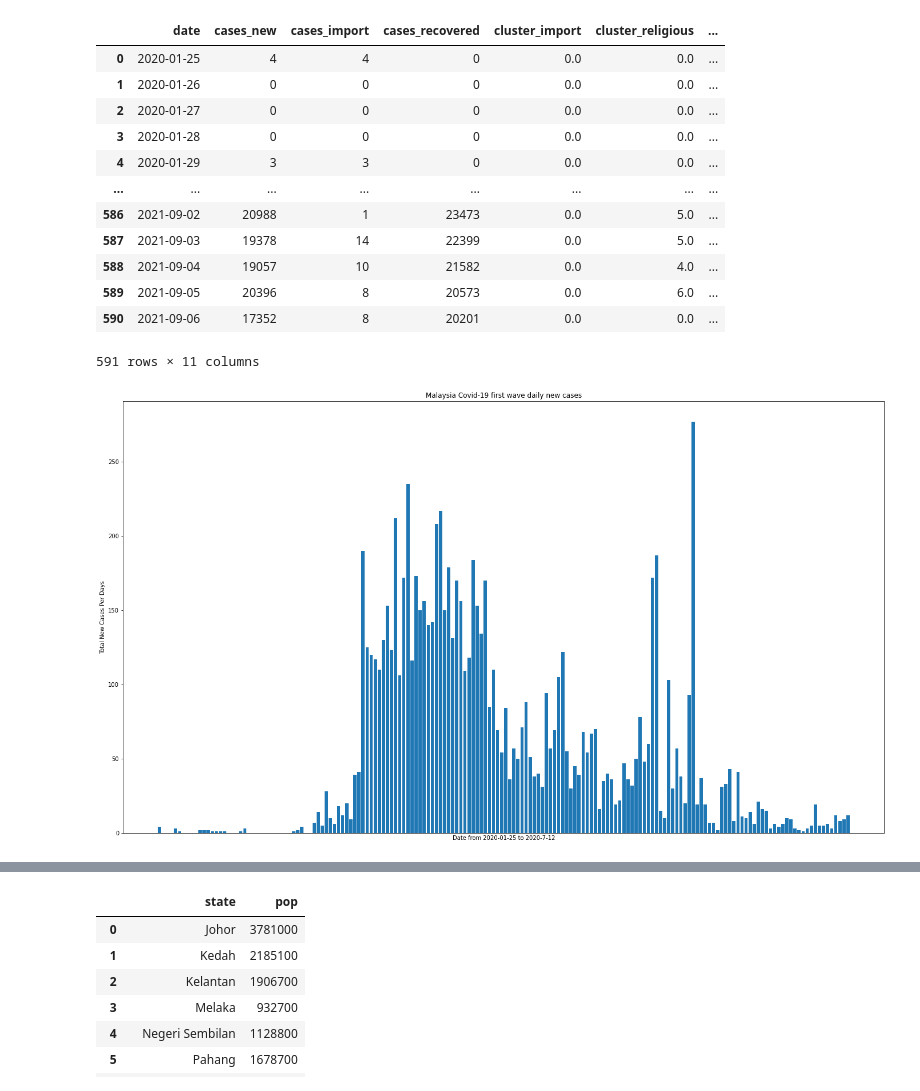
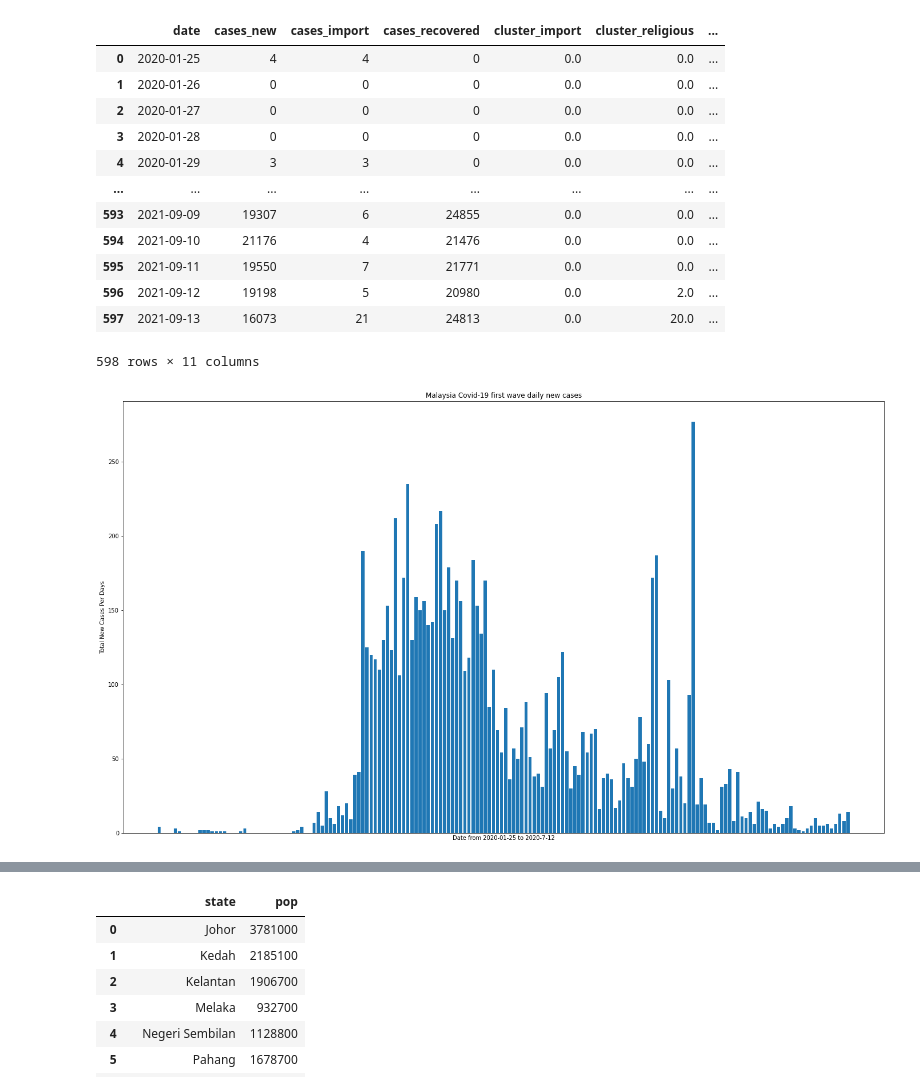
Before and after one commit to sidharrth2002/covid-streamlit, a Jupyter notebook: Q1.ipynb, the cells around one changed output, grey strips where cells are left out. Cells and saved outputs as stored; diff of their text form; code cells hidden in the pictures.

```diff
--- a/Q1.ipynb
+++ b/Q1.ipynb
@@ -100,23 +100,23 @@ array(['Johor', 'Kedah', 'Kelantan', 'Melaka', 'Negeri Sembilan',
        'Selangor', 'Terengganu', 'W.P. Kuala Lumpur', 'W.P. Labuan',
        'W.P. Putrajaya'], dtype=object)
 # %%
-cases_malaysia = pd.read_csv('cases_malaysia.csv')
+cases_malaysia = pd.read_csv('./data/cases_malaysia.csv')
 cases_malaysia.fillna((0), inplace=True)
 cases_malaysia
 # %% [output]
 |  | date | cases_new | cases_import | cases_recovered | cluster_import | cluster_religious | ... |
 | 0 | 2020-01-25 | 4 | 4 | 0 | 0.0 | 0.0 | ... |
 | 1 | 2020-01-26 | 0 | 0 | 0 | 0.0 | 0.0 | ... |
 | 2 | 2020-01-27 | 0 | 0 | 0 | 0.0 | 0.0 | ... |
 | 3 | 2020-01-28 | 0 | 0 | 0 | 0.0 | 0.0 | ... |
 | 4 | 2020-01-29 | 3 | 3 | 0 | 0.0 | 0.0 | ... |
 | ... | ... | ... | ... | ... | ... | ... | ... |
-| 586 | 2021-09-02 | 20988 | 1 | 23473 | 0.0 | 5.0 | ... |
-| 587 | 2021-09-03 | 19378 | 14 | 22399 | 0.0 | 5.0 | ... |
-| 588 | 2021-09-04 | 19057 | 10 | 21582 | 0.0 | 4.0 | ... |
-| 589 | 2021-09-05 | 20396 | 8 | 20573 | 0.0 | 6.0 | ... |
-| 590 | 2021-09-06 | 17352 | 8 | 20201 | 0.0 | 0.0 | ... |
+| 593 | 2021-09-09 | 19307 | 6 | 24855 | 0.0 | 0.0 | ... |
+| 594 | 2021-09-10 | 21176 | 4 | 21476 | 0.0 | 0.0 | ... |
+| 595 | 2021-09-11 | 19550 | 7 | 21771 | 0.0 | 0.0 | ... |
+| 596 | 2021-09-12 | 19198 | 5 | 20980 | 0.0 | 2.0 | ... |
+| 597 | 2021-09-13 | 16073 | 21 | 24813 | 0.0 | 20.0 | ... |
-591 rows × 11 columns
+598 rows × 11 columns
 # %%
 #from 2020-01-25 to 2020-7-12 wave 1
 wave1 = cases_malaysia.iloc[:170]
@@ -131,7 +131,7 @@ ax.axes.xaxis.set_ticks([])
 ax.set_title('Malaysia Covid-19 first wave daily new cases')
 plt.show()
 # %% [output]
-[figure, old version]
+[figure, new version]
 # %%
 #from 2020-07-13 to 2021-3-29 wave 2
 wave2 = cases_malaysia.iloc[170:430]
```
Also changed, not shown: parts of 22 cells of this notebook, 24 other files.
